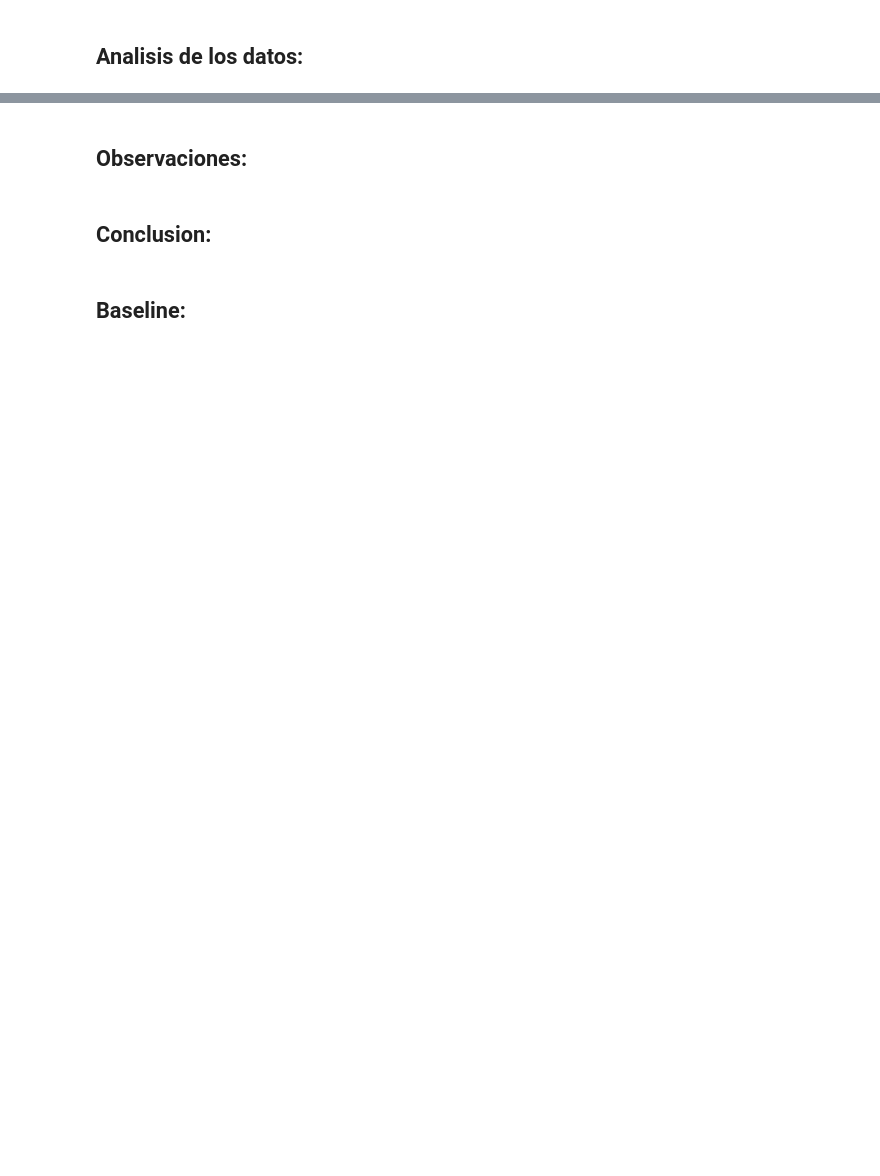
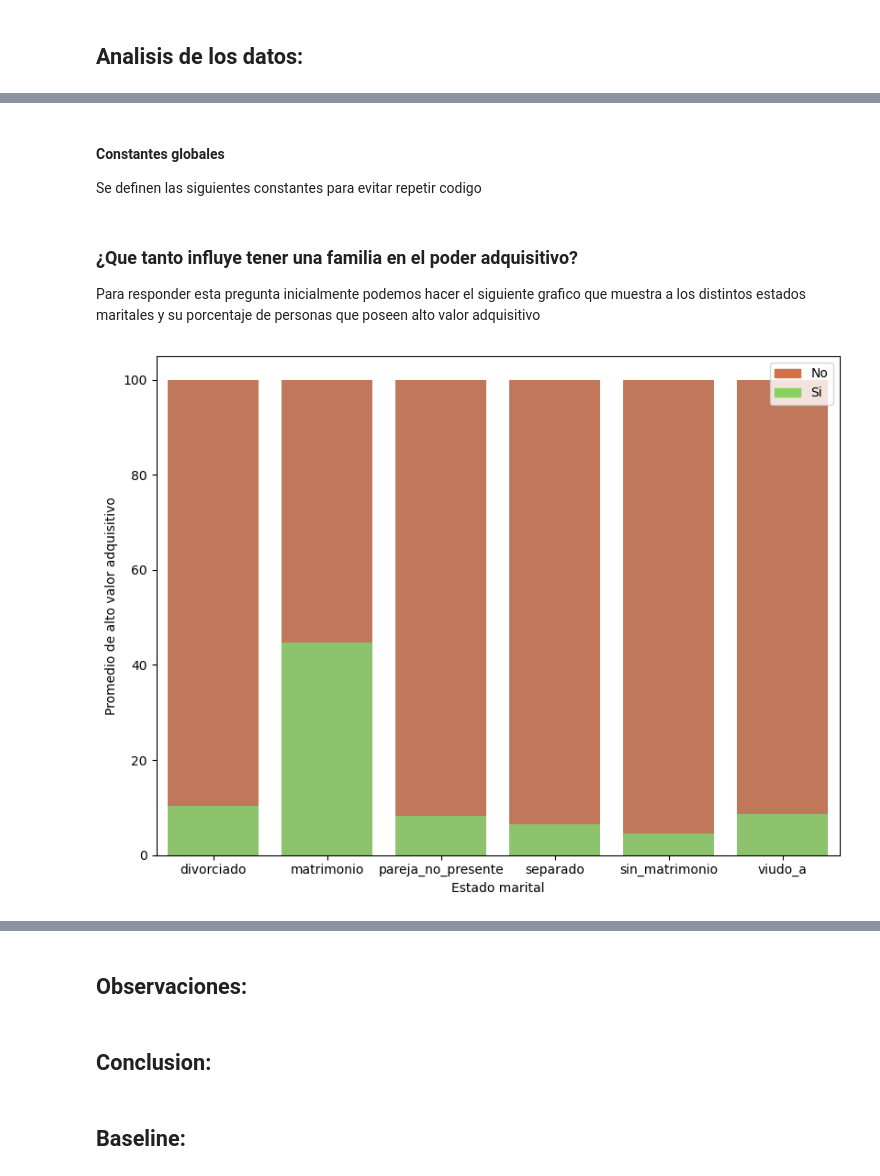
Before and after one commit to SantiValdezUlzurrun/TP-2021-1C-Organizacion-de-datos, a Jupyter notebook: INFORME.ipynb, the cells around one changed output, grey strips where cells are left out. Cells and saved outputs as stored; diff of their text form; code cells hidden in the pictures; blank space fills up the shorter version.

```diff
--- a/INFORME.ipynb
+++ b/INFORME.ipynb
@@ -197,2 +222,4 @@ df['estado_marital'] = df['estado_marital'].apply(lambda x: 'matrimonio' if x ==
+# %%
+df = df.drop(['educacion_alcanzada'],axis=1)
 # %% [markdown]
 ## Analisis de los datos:
@@ -198,0 +235,4 @@ df['estado_marital'] = df['estado_marital'].apply(lambda x: 'matrimonio' if x ==
+# %% [markdown]
+#### Constantes globales
+
+Se definen las siguientes constantes para evitar repetir codigo
@@ -198,0 +242,4 @@ df['estado_marital'] = df['estado_marital'].apply(lambda x: 'matrimonio' if x ==
+# %% [markdown]
+### ¿Que tanto influye tener una familia en el poder adquisitivo?
+
+Para responder esta pregunta inicialmente podemos hacer el siguiente grafico que muestra a los distintos estados maritales y su porcentaje de personas que poseen alto valor adquisitivo
@@ -198,0 +248,24 @@ df['estado_marital'] = df['estado_marital'].apply(lambda x: 'matrimonio' if x ==
+# %%
+plt.figure(figsize=(9.6, 7.2),  dpi=100)
+
+total = df.groupby('estado_marital')['tiene_alto_valor_adquisitivo'].sum().reset_index()
+alto_valor = df[df.tiene_alto_valor_adquisitivo == 1].groupby('estado_marital')['tiene_alto_valor_adquisitivo'].sum().reset_index()
+
+a = df[df.tiene_alto_valor_adquisitivo == 1].groupby('estado_marital')['tiene_alto_valor_adquisitivo'].sum().reset_index()['tiene_alto_valor_adquisitivo'].tolist()
+b = df.groupby('estado_marital')['anios_estudiados'].apply(lambda x: len(x)).tolist()
+
+alto_valor['tiene_alto_valor_adquisitivo'] = [i / j * 100 for i,j in zip(a, b)]
+
+total['tiene_alto_valor_adquisitivo'] = [i / j * 100 for i,j in zip(total['tiene_alto_valor_adquisitivo'], total['tiene_alto_valor_adquisitivo'])]
+
+bar1 = sns.barplot(y="tiene_alto_valor_adquisitivo",  x="estado_marital", data=total, color='#D17049')
+bar2 = sns.barplot(y="tiene_alto_valor_adquisitivo", x="estado_marital", data=alto_valor, color='#89D15E')
+
+plt.xlabel("Estado marital")
+plt.ylabel("Promedio de alto valor adquisitivo")
+top_bar = mpatches.Patch(color='#D17049', label='No')
+bottom_bar = mpatches.Patch(color='#89D15E', label='Si')
+plt.legend(handles=[top_bar, bottom_bar])
+plt.show()
+# %% [output]
+[figure, added]
```
Also changed, not shown: parts of 25 cells of this notebook, 4 other files.
